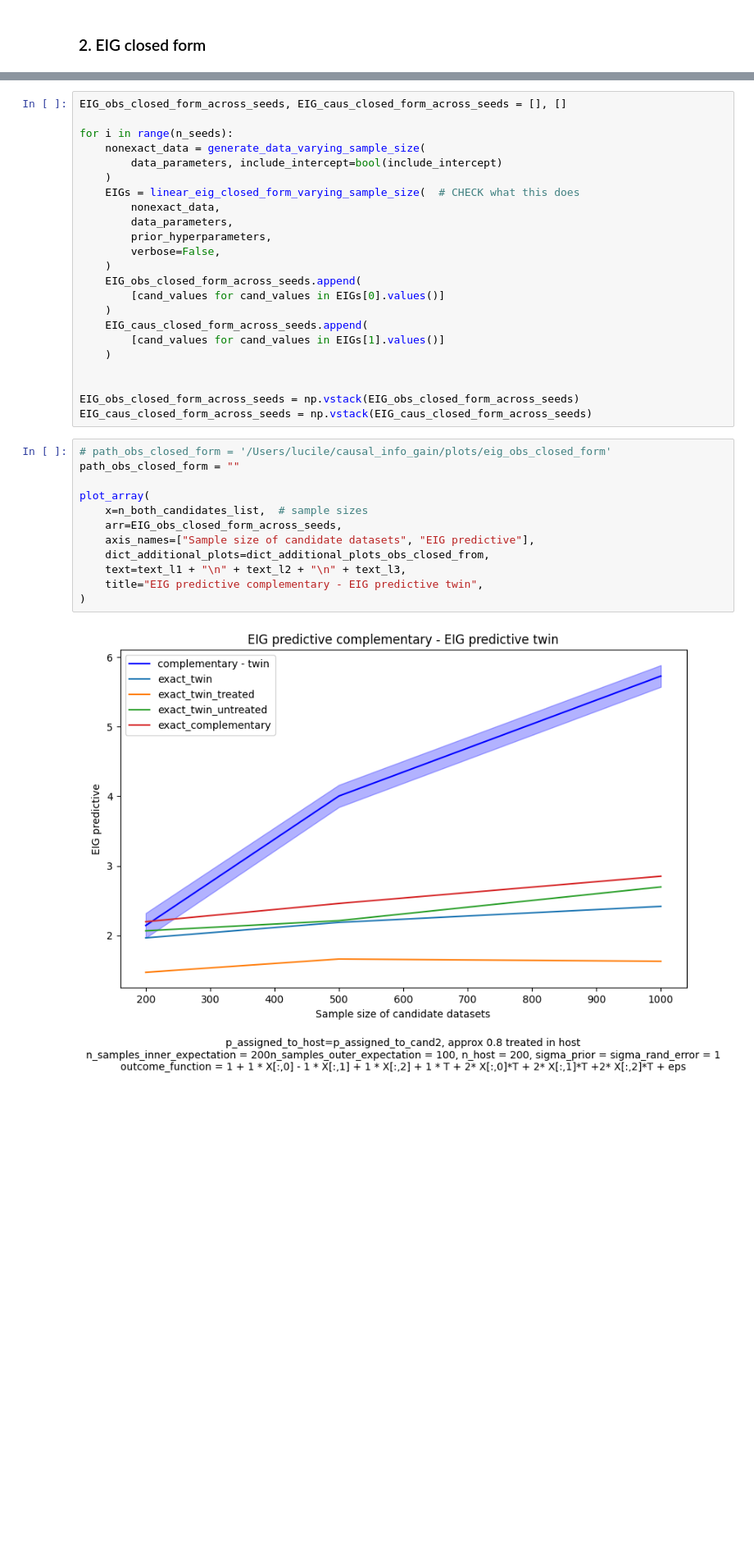
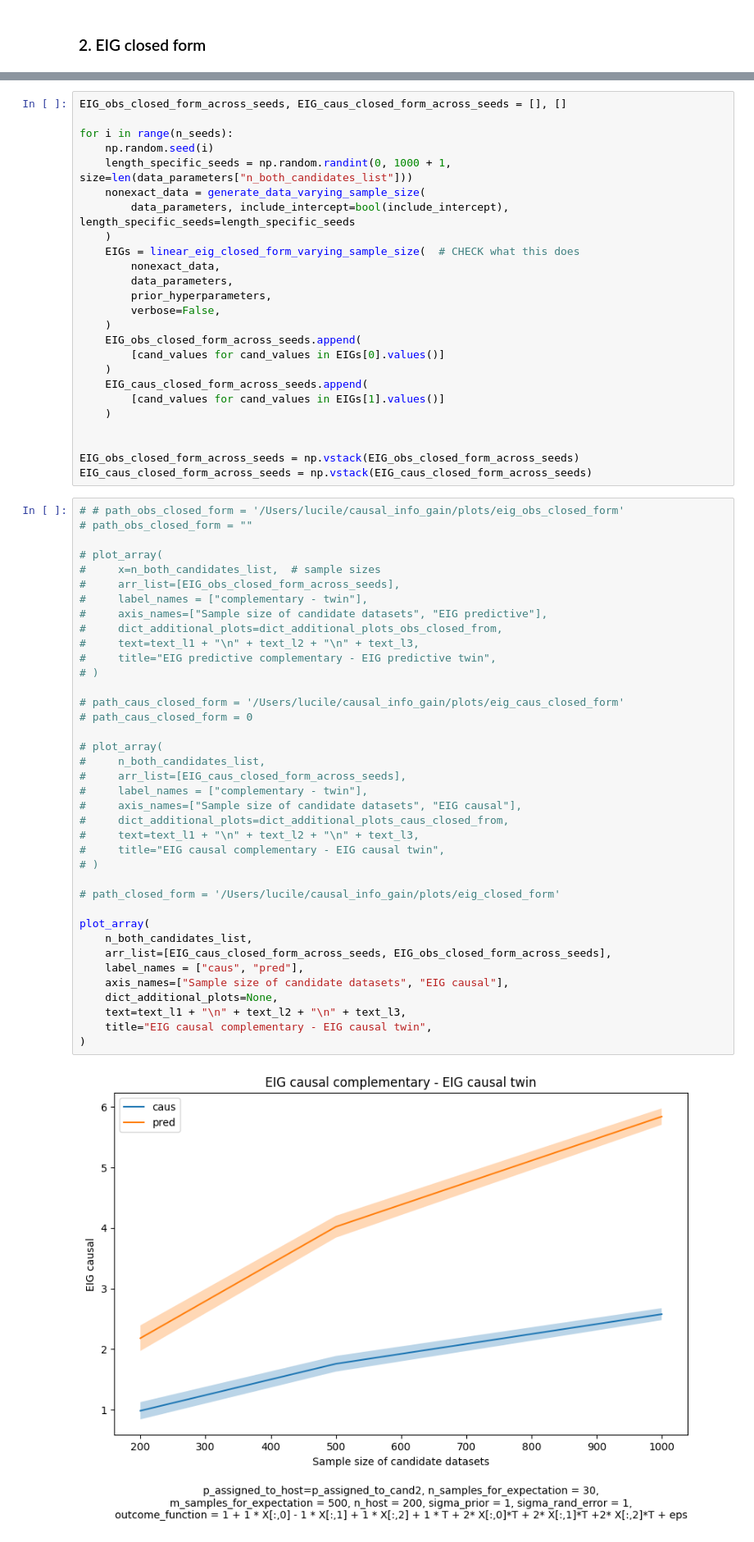
Before and after one commit to LucileTerminassian/causal_prospective_merge, a Jupyter notebook: notebooks/linear_synthetic.ipynb, the cells around one changed output, grey strips where cells are left out. Shown at 82% size. Saved outputs shown, nothing was run; the diff lists cells and outputs as text; blank space fills up the shorter version.

Commit message:
change seeding + lin experiment plot more compact

```diff
--- a/notebooks/linear_synthetic.ipynb
+++ b/notebooks/linear_synthetic.ipynb
@@ -188,8 +190,10 @@ For a sample size of 1000
 EIG_obs_closed_form_across_seeds, EIG_caus_closed_form_across_seeds = [], []
 
 for i in range(n_seeds):
+    np.random.seed(i)
+    length_specific_seeds = np.random.randint(0, 1000 + 1, size=len(data_parameters["n_both_candidates_list"]))
     nonexact_data = generate_data_varying_sample_size(
-        data_parameters, include_intercept=bool(include_intercept)
+        data_parameters, include_intercept=bool(include_intercept), length_specific_seeds=length_specific_seeds
     )
     EIGs = linear_eig_closed_form_varying_sample_size(  # CHECK what this does
         nonexact_data,
@@ -208,16 +212,42 @@ for i in range(n_seeds):
 EIG_obs_closed_form_across_seeds = np.vstack(EIG_obs_closed_form_across_seeds)
 EIG_caus_closed_form_across_seeds = np.vstack(EIG_caus_closed_form_across_seeds)
 # %%
-# path_obs_closed_form = '/Users/lucile/causal_info_gain/plots/eig_obs_closed_form'
-path_obs_closed_form = ""
+# # path_obs_closed_form = '/Users/lucile/causal_info_gain/plots/eig_obs_closed_form'
+# path_obs_closed_form = ""
+
+# plot_array(
+#     x=n_both_candidates_list,  # sample sizes
+#     arr_list=[EIG_obs_closed_form_across_seeds],
+#     label_names = ["complementary - twin"],
+#     axis_names=["Sample size of candidate datasets", "EIG predictive"],
+#     dict_additional_plots=dict_additional_plots_obs_closed_from,
+#     text=text_l1 + "\n" + text_l2 + "\n" + text_l3,
+#     title="EIG predictive complementary - EIG predictive twin",
+# )
+
+# path_caus_closed_form = '/Users/lucile/causal_info_gain/plots/eig_caus_closed_form'
+# path_caus_closed_form = 0
+
+# plot_array(
+#     n_both_candidates_list,
+#     arr_list=[EIG_caus_closed_form_across_seeds],
+#     label_names = ["complementary - twin"],
+#     axis_names=["Sample size of candidate datasets", "EIG causal"],
+#     dict_additional_plots=dict_additional_plots_caus_closed_from,
+#     text=text_l1 + "\n" + text_l2 + "\n" + text_l3,
+#     title="EIG causal complementary - EIG causal twin",
+# )
+
+# path_closed_form = '/Users/lucile/causal_info_gain/plots/eig_closed_form'
 
 plot_array(
-    x=n_both_candidates_list,  # sample sizes
-    arr=EIG_obs_closed_form_across_seeds,
-    axis_names=["Sample size of candidate datasets", "EIG predictive"],
-    dict_additional_plots=dict_additional_plots_obs_closed_from,
+    n_both_candidates_list,
+    arr_list=[EIG_caus_closed_form_across_seeds, EIG_obs_closed_form_across_seeds],
+    label_names = ["caus", "pred"],
+    axis_names=["Sample size of candidate datasets", "EIG causal"],
+    dict_additional_plots=None,
     text=text_l1 + "\n" + text_l2 + "\n" + text_l3,
-    title="EIG predictive complementary - EIG predictive twin",
+    title="EIG causal complementary - EIG causal twin",
 )
 # %% [output]
-[figure, old version]
+[figure, new version]
```
Also changed, not shown: parts of 13 cells of this notebook, 2 other files.
